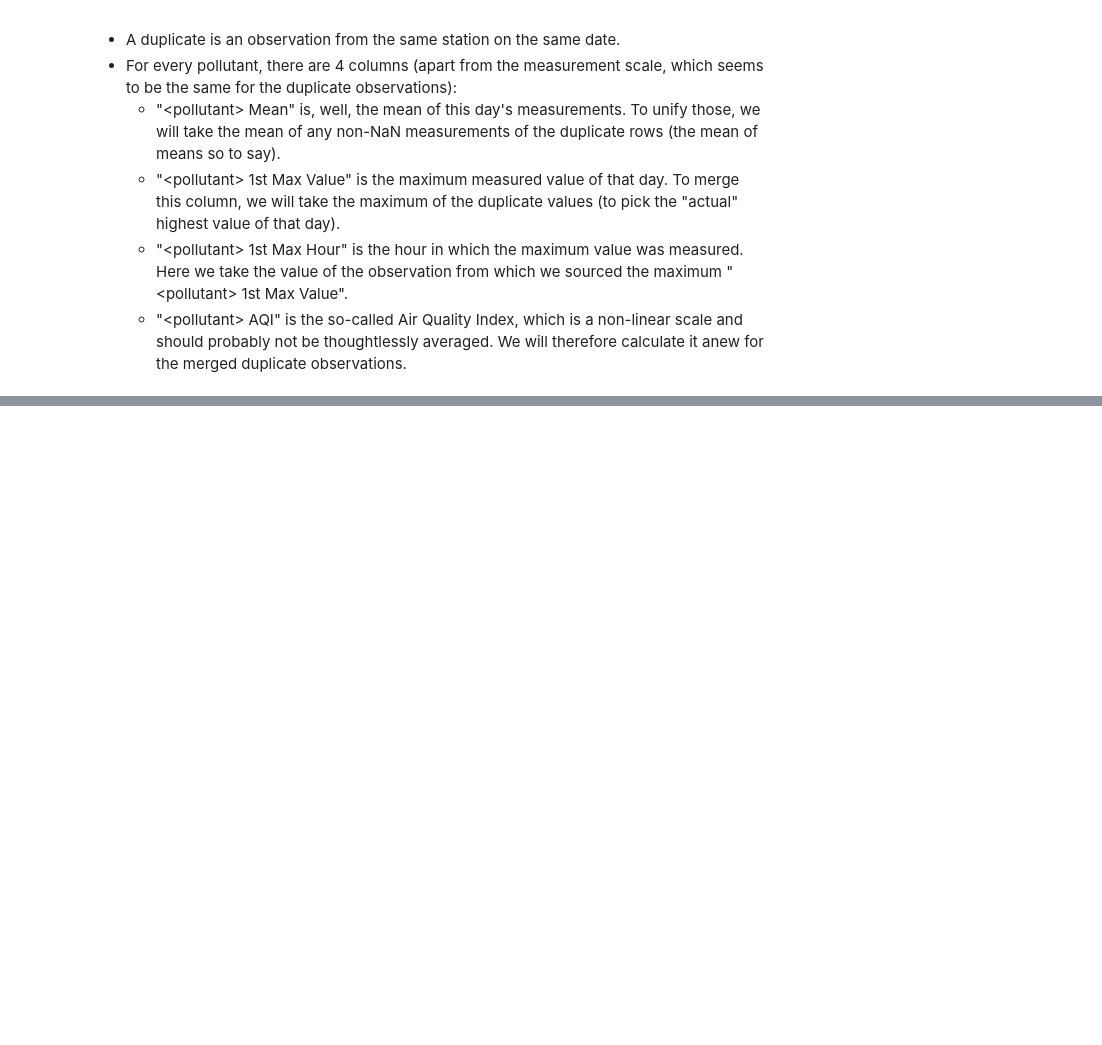
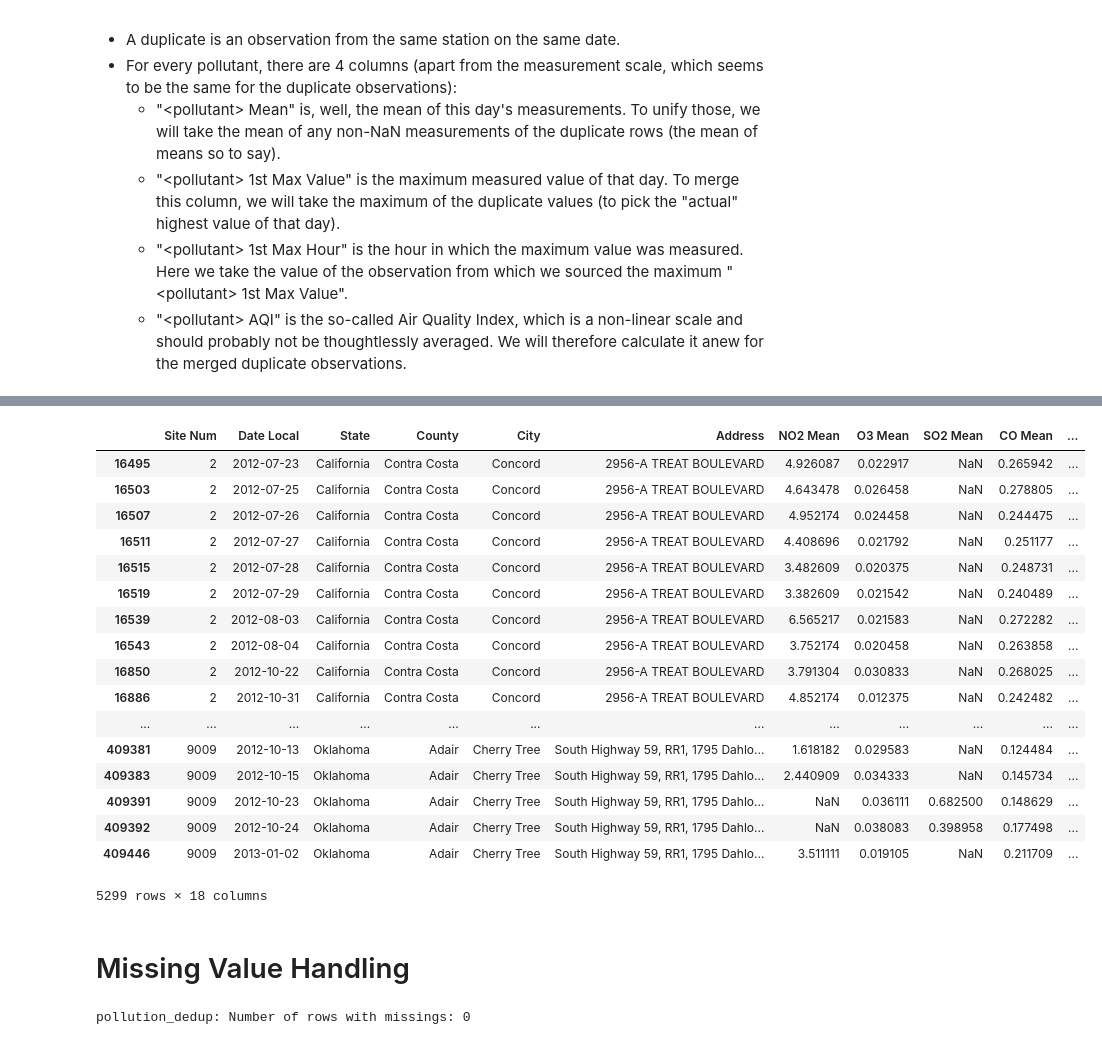
Before and after one commit to fionasi/dp1_pollution, a Jupyter notebook: pollution.ipynb, the cells around one changed output, grey strips where cells are left out. Saved outputs shown, nothing was run; the diff lists cells and outputs as text; code cells hidden in the pictures; blank space fills up the shorter version.

```diff
--- a/pollution.ipynb
+++ b/pollution.ipynb
@@ -77,3 +164,36 @@ pollution_dedup.reset_index(inplace=True)
+# %%
+missings
+# %% [output]
+|  | Site Num | Date Local | State | County | City | Address | NO2 Mean | O3 Mean | SO2 Mean | CO Mean | ... |
+| 16495 | 2 | 2012-07-23 | California | Contra Costa | Concord | 2956-A TREAT BOULEVARD | 4.926087 | 0.022917 | NaN | 0.265942 | ... |
+| 16503 | 2 | 2012-07-25 | California | Contra Costa | Concord | 2956-A TREAT BOULEVARD | 4.643478 | 0.026458 | NaN | 0.278805 | ... |
+| 16507 | 2 | 2012-07-26 | California | Contra Costa | Concord | 2956-A TREAT BOULEVARD | 4.952174 | 0.024458 | NaN | 0.244475 | ... |
+| 16511 | 2 | 2012-07-27 | California | Contra Costa | Concord | 2956-A TREAT BOULEVARD | 4.408696 | 0.021792 | NaN | 0.251177 | ... |
+| 16515 | 2 | 2012-07-28 | California | Contra Costa | Concord | 2956-A TREAT BOULEVARD | 3.482609 | 0.020375 | NaN | 0.248731 | ... |
+| 16519 | 2 | 2012-07-29 | California | Contra Costa | Concord | 2956-A TREAT BOULEVARD | 3.382609 | 0.021542 | NaN | 0.240489 | ... |
+| 16539 | 2 | 2012-08-03 | California | Contra Costa | Concord | 2956-A TREAT BOULEVARD | 6.565217 | 0.021583 | NaN | 0.272282 | ... |
+| 16543 | 2 | 2012-08-04 | California | Contra Costa | Concord | 2956-A TREAT BOULEVARD | 3.752174 | 0.020458 | NaN | 0.263858 | ... |
+| 16850 | 2 | 2012-10-22 | California | Contra Costa | Concord | 2956-A TREAT BOULEVARD | 3.791304 | 0.030833 | NaN | 0.268025 | ... |
+| 16886 | 2 | 2012-10-31 | California | Contra Costa | Concord | 2956-A TREAT BOULEVARD | 4.852174 | 0.012375 | NaN | 0.242482 | ... |
+| ... | ... | ... | ... | ... | ... | ... | ... | ... | ... | ... | ... |
+| 409381 | 9009 | 2012-10-13 | Oklahoma | Adair | Cherry Tree | South Highway 59, RR1, 1795 Dahlo... | 1.618182 | 0.029583 | NaN | 0.124484 | ... |
+| 409383 | 9009 | 2012-10-15 | Oklahoma | Adair | Cherry Tree | South Highway 59, RR1, 1795 Dahlo... | 2.440909 | 0.034333 | NaN | 0.145734 | ... |
+| 409391 | 9009 | 2012-10-23 | Oklahoma | Adair | Cherry Tree | South Highway 59, RR1, 1795 Dahlo... | NaN | 0.036111 | 0.682500 | 0.148629 | ... |
+| 409392 | 9009 | 2012-10-24 | Oklahoma | Adair | Cherry Tree | South Highway 59, RR1, 1795 Dahlo... | NaN | 0.038083 | 0.398958 | 0.177498 | ... |
+| 409446 | 9009 | 2013-01-02 | Oklahoma | Adair | Cherry Tree | South Highway 59, RR1, 1795 Dahlo... | 3.511111 | 0.019105 | NaN | 0.211709 | ... |
+5299 rows × 18 columns
+# %% [markdown]
+# Missing Value Handling
+# %%
+# Excluding 3 measuring stations that have almost a year of misssings,
+# we can LOCF with a limit of 27 days and fill all missings
+pollution_dedup_grp = pollution_dedup[~pollution_dedup['Site Num'].isin([1005, 1035, 5632])].groupby('Site Num', as_index=False)
+pollution_dedup2 = pollution_dedup_grp.fillna(method='ffill', limit=27)
+
+missings2 = pollution_dedup2[pollution_dedup2.isna().any(axis=1)]
+print("\npollution_dedup: Number of rows with missings: " + str(len(missings2)))
+# %% [output]
+pollution_dedup: Number of rows with missings: 0
 # %%
 # --- Recalculate the AQI ---
 # This currently fails because there are still negative values in the mean-entries
```
Also changed, not shown: parts of 11 cells of this notebook.
